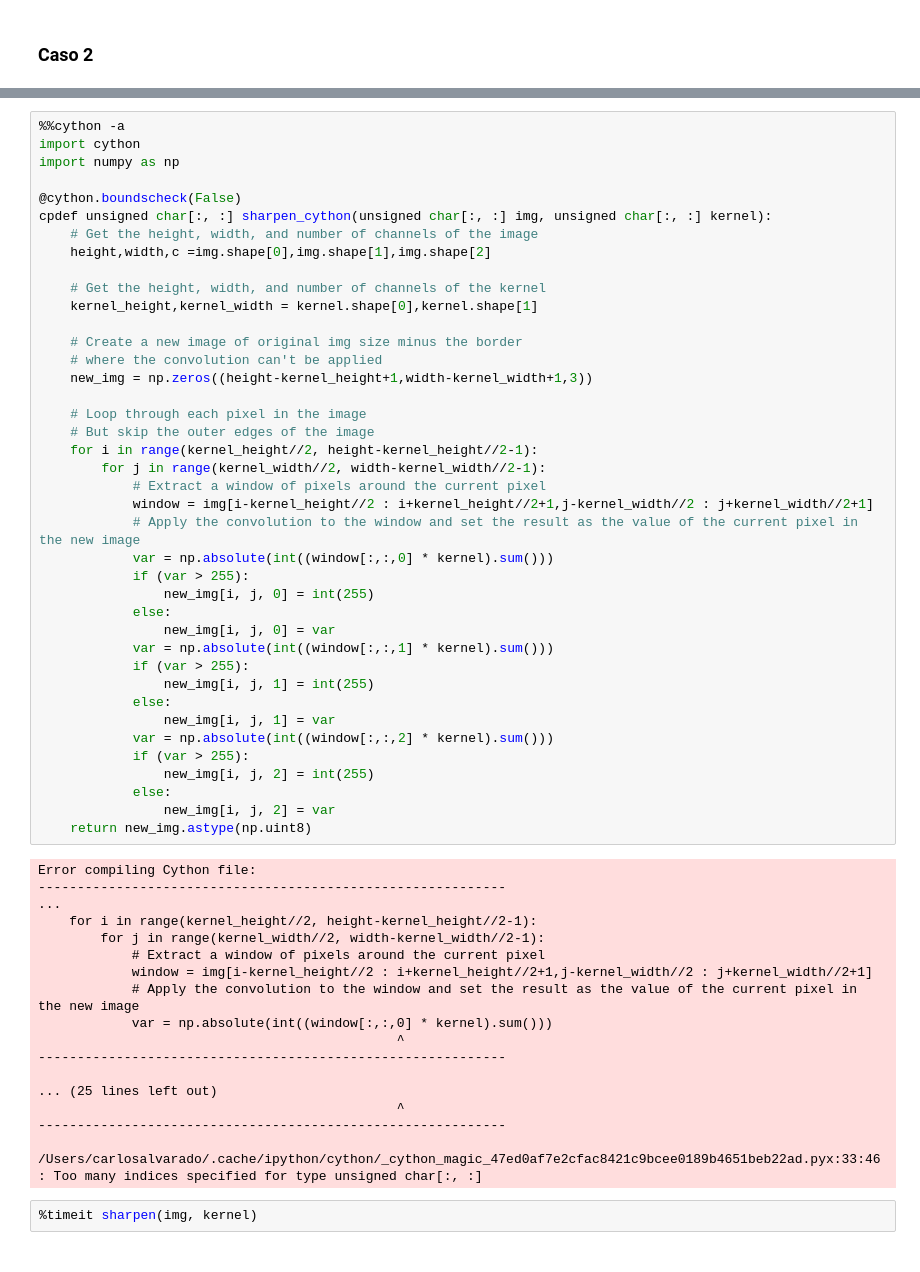
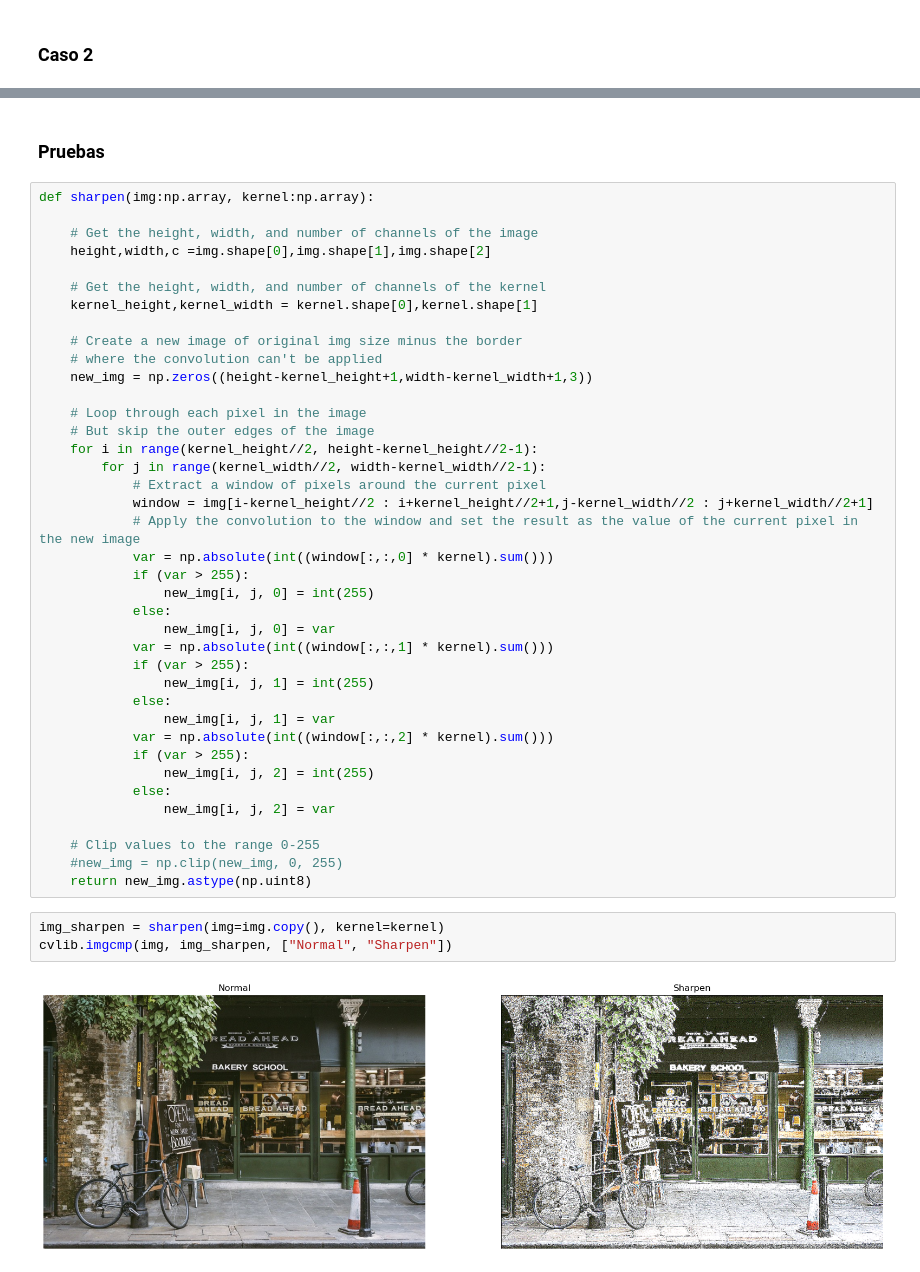
Before and after one commit to CarlosAlvarado-git/ComputerVision, a Jupyter notebook: laboratorio2/pruebas.ipynb, the cells around one changed output, grey strips where cells are left out. Saved outputs shown, nothing was run; the diff lists cells and outputs as text.

```diff
--- a/laboratorio2/pruebas.ipynb
+++ b/laboratorio2/pruebas.ipynb
@@ -81,10 +130,8 @@ Content of stderr:
+# %% [markdown]
+### Pruebas
 # %%
-%%cython -a
-import cython
-import numpy as np
+def sharpen(img:np.array, kernel:np.array):
 
-@cython.boundscheck(False)
-cpdef unsigned char[:, :] sharpen_cython(unsigned char[:, :] img, unsigned char[:, :] kernel):
     # Get the height, width, and number of channels of the image
     height,width,c =img.shape[0],img.shape[1],img.shape[2]
 
@@ -117,24 +164,12 @@ cpdef unsigned char[:, :] sharpen_cython(unsigned char[:, :] img, unsigned char[
                 new_img[i, j, 2] = int(255)
             else:
                 new_img[i, j, 2] = var
+
+    # Clip values to the range 0-255
+    #new_img = np.clip(new_img, 0, 255)
     return new_img.astype(np.uint8)
-# %% [output]
-Error compiling Cython file:
-------------------------------------------------------------
-...
-    for i in range(kernel_height//2, height-kernel_height//2-1):
-        for j in range(kernel_width//2, width-kernel_width//2-1):
-            # Extract a window of pixels around the current pixel
-            window = img[i-kernel_height//2 : i+kernel_height//2+1,j-kernel_width//2 : j+kernel_width//2+1]
-            # Apply the convolution to the window and set the result as the value of the current pixel in the new image
-            var = np.absolute(int((window[:,:,0] * kernel).sum()))
-                                              ^
-------------------------------------------------------------
-
-... (25 lines left out)
-                                              ^
-------------------------------------------------------------
-
-/Users/carlosalvarado/.cache/ipython/cython/_cython_magic_47ed0af7e2cfac8421c9bcee0189b4651beb22ad.pyx:33:46: Too many indices specified for type unsigned char[:, :]
-# %%
-%timeit sharpen(img, kernel)
+# %%
+img_sharpen = sharpen(img=img.copy(), kernel=kernel)
+cvlib.imgcmp(img, img_sharpen, ["Normal", "Sharpen"])
+# %% [output]
+[figure, added]
```
Also changed, not shown: parts of 5 cells of this notebook.
